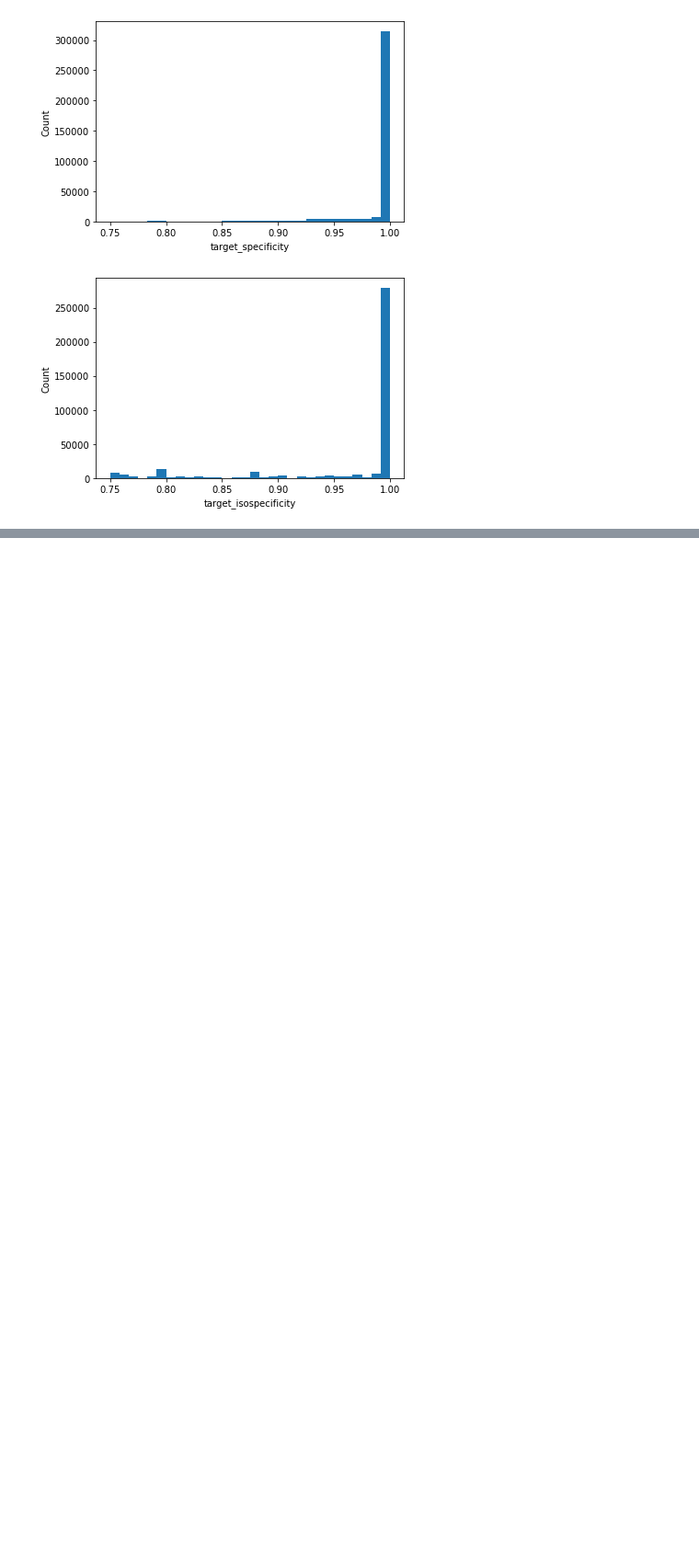
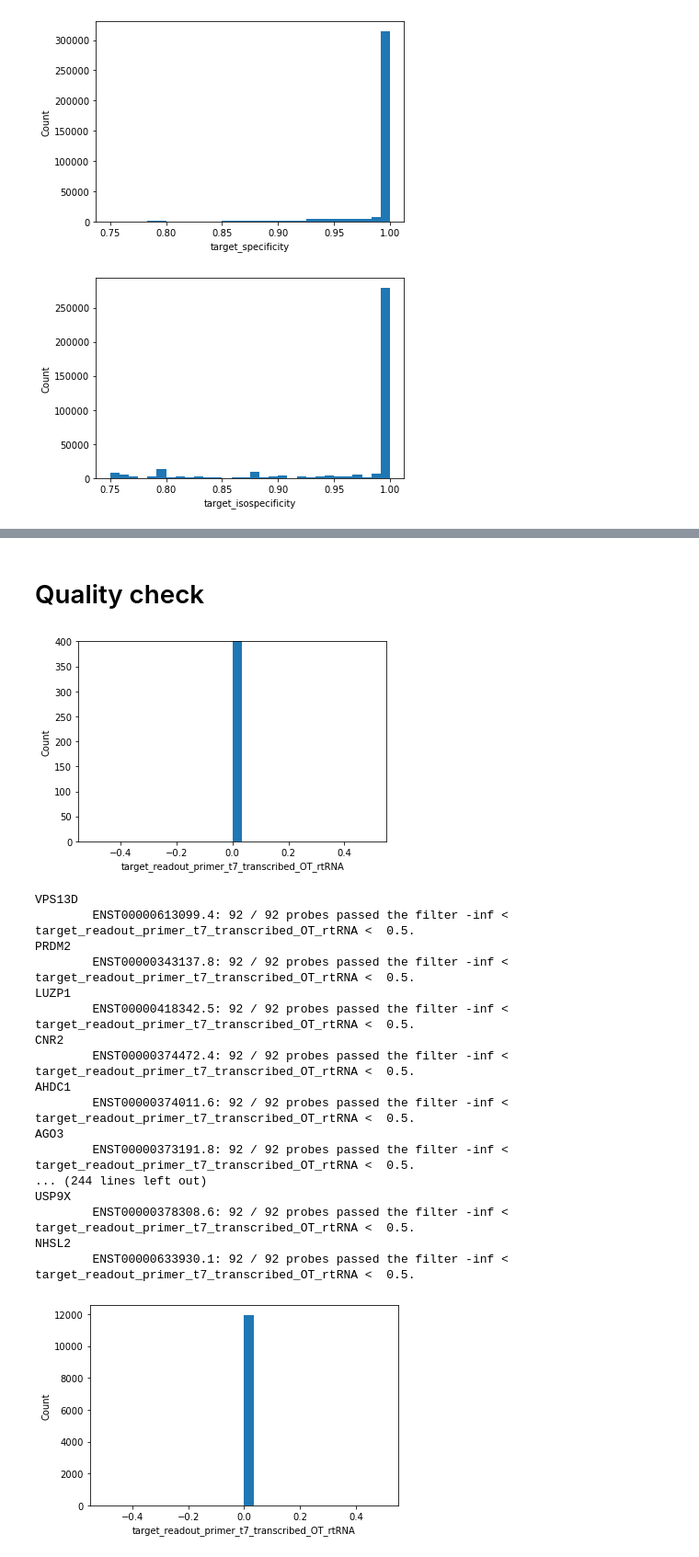
Before and after one commit to xingjiepan/MERFISH_probe_design, a Jupyter notebook: tests_and_examples/example_probe_design_JM.ipynb, the cells around one changed output, grey strips where cells are left out. Shown: that part at 92% size. Drawn from its saved outputs; the diff is of its cells as text; code cells hidden in the pictures; blank space fills up the shorter version.

```diff
--- a/tests_and_examples/example_probe_design_JM.ipynb
+++ b/tests_and_examples/example_probe_design_JM.ipynb
@@ -365,0 +526,28 @@ reload(plot)
+# %% [markdown]
+# Quality check
+# %%
+# Filter out probes that have off-targets to rRNA/tRNAs
+ot.calc_OTs(probe_dict, ottable_rtRNAs, 'target_readout_primer_sequence_t7_transcribed', 'target_readout_primer_t7_transcribed_OT_rtRNA', 15)
+plot.plot_hist(probe_dict, 'target_readout_primer_t7_transcribed_OT_rtRNA', y_max=400)
+filters.filter_probe_dict_by_metric(probe_dict, 'target_readout_primer_t7_transcribed_OT_rtRNA', upper_bound=0.5)
+plot.plot_hist(probe_dict, 'target_readout_primer_t7_transcribed_OT_rtRNA')
+# %% [output]
+[figure, added]
+VPS13D
+        ENST00000613099.4: 92 / 92 probes passed the filter -inf < target_readout_primer_t7_transcribed_OT_rtRNA <  0.5.
+PRDM2
+        ENST00000343137.8: 92 / 92 probes passed the filter -inf < target_readout_primer_t7_transcribed_OT_rtRNA <  0.5.
+LUZP1
+        ENST00000418342.5: 92 / 92 probes passed the filter -inf < target_readout_primer_t7_transcribed_OT_rtRNA <  0.5.
+CNR2
+        ENST00000374472.4: 92 / 92 probes passed the filter -inf < target_readout_primer_t7_transcribed_OT_rtRNA <  0.5.
+AHDC1
+        ENST00000374011.6: 92 / 92 probes passed the filter -inf < target_readout_primer_t7_transcribed_OT_rtRNA <  0.5.
+AGO3
+        ENST00000373191.8: 92 / 92 probes passed the filter -inf < target_readout_primer_t7_transcribed_OT_rtRNA <  0.5.
+... (244 lines left out)
+USP9X
+        ENST00000378308.6: 92 / 92 probes passed the filter -inf < target_readout_primer_t7_transcribed_OT_rtRNA <  0.5.
+NHSL2
+        ENST00000633930.1: 92 / 92 probes passed the filter -inf < target_readout_primer_t7_transcribed_OT_rtRNA <  0.5.
+[figure, added]
```
Also changed, not shown: parts of 31 cells of this notebook.
